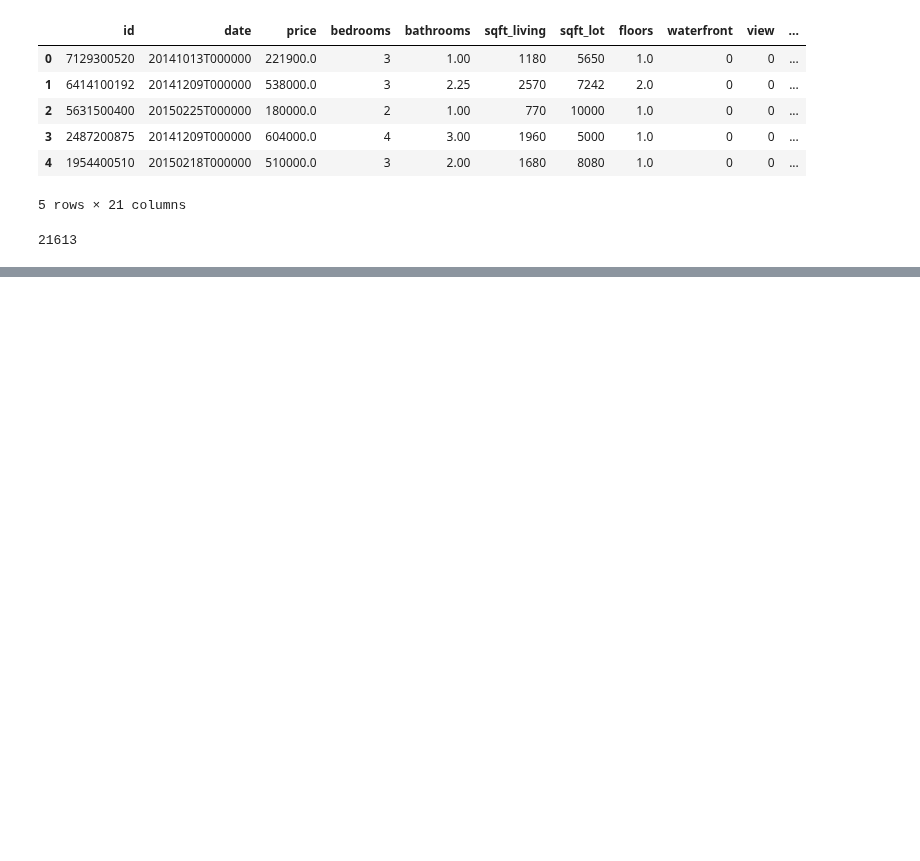
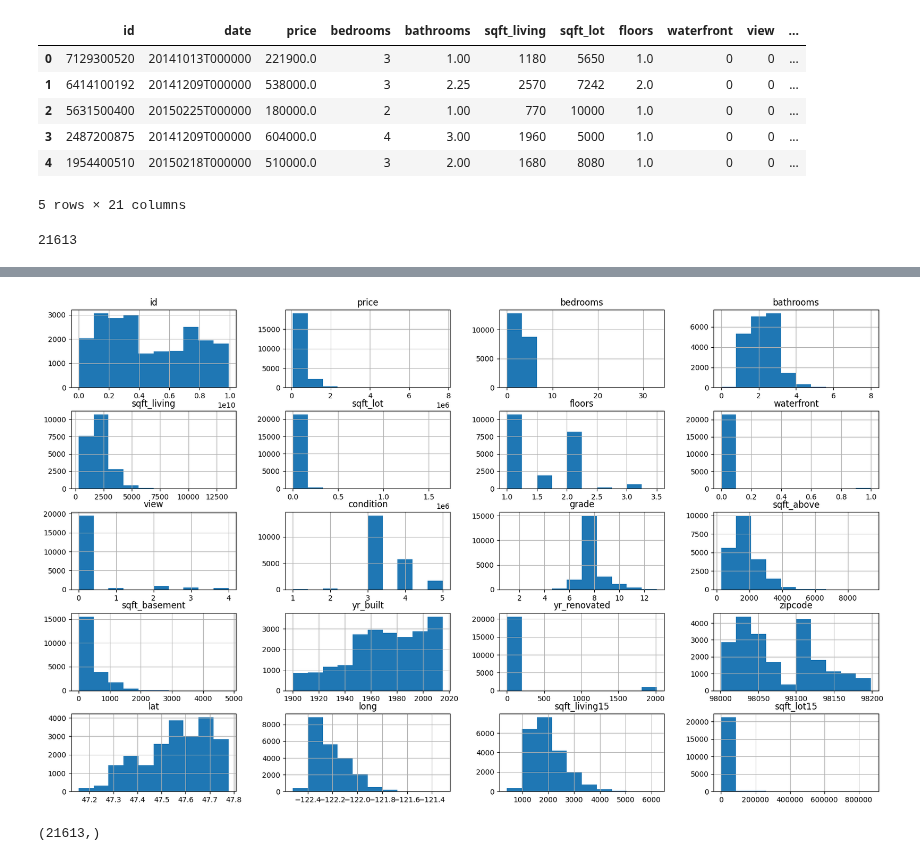
Before and after one commit to najibifar/Data_Analysis, a Jupyter notebook: Modling/Regression/HousePriceReg.ipynb, the cells around one changed output, grey strips where cells are left out. Drawn from its saved outputs; the diff is of its cells as text; code cells hidden in the pictures; blank space fills up the shorter version.

```diff
--- a/Modling/Regression/HousePriceReg.ipynb
+++ b/Modling/Regression/HousePriceReg.ipynb
@@ -27,3 +27,7 @@ data.describe()
 | 50% | 3.904930e+09 | 4.500000e+05 | 3.000000 | 2.250000 | 1910.000000 | 7.618000e+03 | 1.500000 | 0.000000 | 0.000000 | 3.000000 | ... |
 | 75% | 7.308900e+09 | 6.450000e+05 | 4.000000 | 2.500000 | 2550.000000 | 1.068800e+04 | 2.000000 | 0.000000 | 0.000000 | 4.000000 | ... |
 | max | 9.900000e+09 | 7.700000e+06 | 33.000000 | 8.000000 | 13540.000000 | 1.651359e+06 | 3.500000 | 1.000000 | 4.000000 | 5.000000 | ... |
+# %%
+data.hist(figsize=(20, 12));
+# %% [output]
+[figure, added]
@@ -29,0 +40,4 @@ data.describe()
+# %%
+np.shape(y)
+# %% [output]
+(21613,)
```
Also changed, not shown: parts of 12 cells of this notebook.
